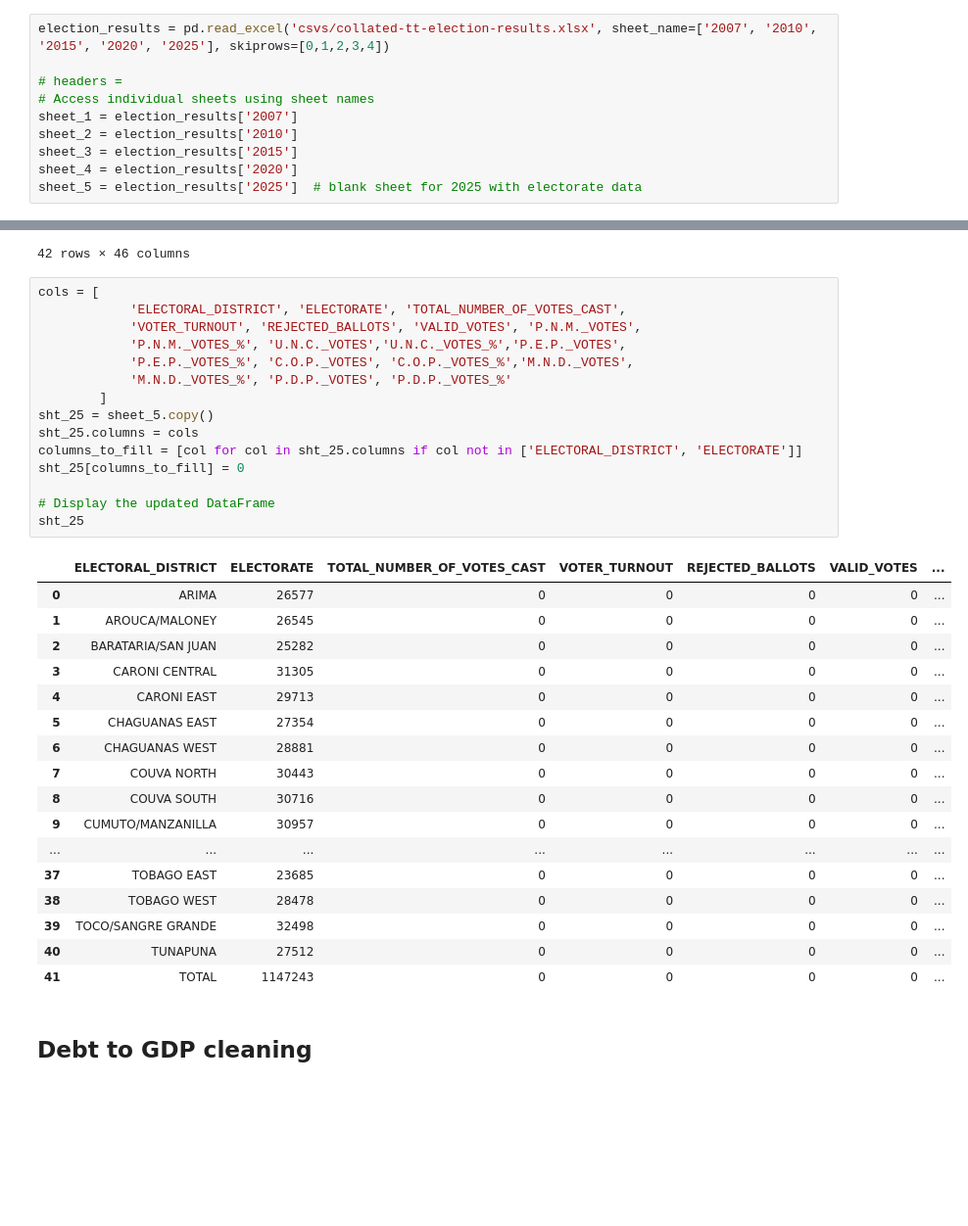
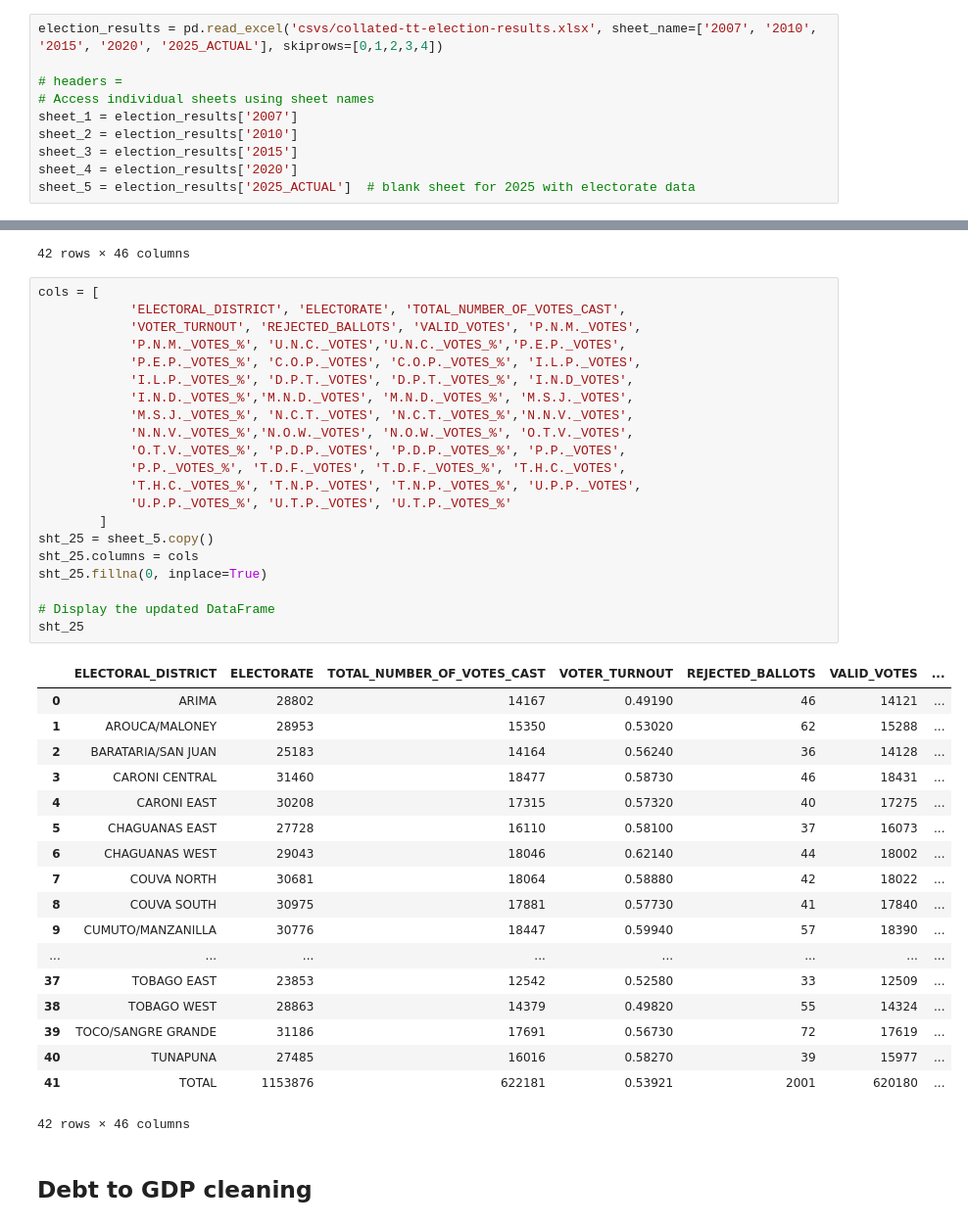
Before and after one commit to CorporaCorporate/COMP-3610-Project, a Jupyter notebook: data_collection_and_eda.ipynb, the cells around one changed output, grey strips where cells are left out. Shown at 98% size. Saved outputs shown, nothing was run; the diff lists cells and outputs as text; blank space fills up the shorter version.

Commit message:
done data collection

```diff
--- a/data_collection_and_eda.ipynb
+++ b/data_collection_and_eda.ipynb
@@ -38,7 +38,7 @@ Electoral data was sourced from the [Elections and Boundaries Commission](https:
  - 2015
  - 2020
 # %%
-election_results = pd.read_excel('csvs/collated-tt-election-results.xlsx', sheet_name=['2007', '2010', '2015', '2020', '2025'], skiprows=[0,1,2,3,4])
+election_results = pd.read_excel('csvs/collated-tt-election-results.xlsx', sheet_name=['2007', '2010', '2015', '2020', '2025_ACTUAL'], skiprows=[0,1,2,3,4])
 
 # headers =
 # Access individual sheets using sheet names
@@ -46,7 +46,7 @@ sheet_1 = election_results['2007']
 sheet_2 = election_results['2010']
 sheet_3 = election_results['2015']
 sheet_4 = election_results['2020']
-sheet_5 = election_results['2025']  # blank sheet for 2025 with electorate data
+sheet_5 = election_results['2025_ACTUAL']  # blank sheet for 2025 with electorate data
 # %%
 sheet_1.to_csv('election2007.csv')
 # %% [markdown]
@@ -484,36 +481,43 @@ sht_20
 # %%
 cols = [
             'ELECTORAL_DISTRICT', 'ELECTORATE', 'TOTAL_NUMBER_OF_VOTES_CAST',
             'VOTER_TURNOUT', 'REJECTED_BALLOTS', 'VALID_VOTES', 'P.N.M._VOTES',
             'P.N.M._VOTES_%', 'U.N.C._VOTES','U.N.C._VOTES_%','P.E.P._VOTES',
-            'P.E.P._VOTES_%', 'C.O.P._VOTES', 'C.O.P._VOTES_%','M.N.D._VOTES',
-            'M.N.D._VOTES_%', 'P.D.P._VOTES', 'P.D.P._VOTES_%'
+            'P.E.P._VOTES_%', 'C.O.P._VOTES', 'C.O.P._VOTES_%', 'I.L.P._VOTES',
+            'I.L.P._VOTES_%', 'D.P.T._VOTES', 'D.P.T._VOTES_%', 'I.N.D_VOTES',
+            'I.N.D._VOTES_%','M.N.D._VOTES', 'M.N.D._VOTES_%', 'M.S.J._VOTES',
+            'M.S.J._VOTES_%', 'N.C.T._VOTES', 'N.C.T._VOTES_%','N.N.V._VOTES',
+            'N.N.V._VOTES_%','N.O.W._VOTES', 'N.O.W._VOTES_%', 'O.T.V._VOTES',
+            'O.T.V._VOTES_%', 'P.D.P._VOTES', 'P.D.P._VOTES_%', 'P.P._VOTES',
+            'P.P._VOTES_%', 'T.D.F._VOTES', 'T.D.F._VOTES_%', 'T.H.C._VOTES',
+            'T.H.C._VOTES_%', 'T.N.P._VOTES', 'T.N.P._VOTES_%', 'U.P.P._VOTES',
+            'U.P.P._VOTES_%', 'U.T.P._VOTES', 'U.T.P._VOTES_%'
         ]
 sht_25 = sheet_5.copy()
 sht_25.columns = cols
-columns_to_fill = [col for col in sht_25.columns if col not in ['ELECTORAL_DISTRICT', 'ELECTORATE']]
-sht_25[columns_to_fill] = 0
+sht_25.fillna(0, inplace=True)
 
 # Display the updated DataFrame
 sht_25
 # %% [output]
 |  | ELECTORAL_DISTRICT | ELECTORATE | TOTAL_NUMBER_OF_VOTES_CAST | VOTER_TURNOUT | REJECTED_BALLOTS | VALID_VOTES | ... |
-| 0 | ARIMA | 26577 | 0 | 0 | 0 | 0 | ... |
-| 1 | AROUCA/MALONEY | 26545 | 0 | 0 | 0 | 0 | ... |
-| 2 | BARATARIA/SAN JUAN | 25282 | 0 | 0 | 0 | 0 | ... |
-| 3 | CARONI CENTRAL | 31305 | 0 | 0 | 0 | 0 | ... |
-| 4 | CARONI EAST | 29713 | 0 | 0 | 0 | 0 | ... |
-| 5 | CHAGUANAS EAST | 27354 | 0 | 0 | 0 | 0 | ... |
-| 6 | CHAGUANAS WEST | 28881 | 0 | 0 | 0 | 0 | ... |
-| 7 | COUVA NORTH | 30443 | 0 | 0 | 0 | 0 | ... |
-| 8 | COUVA SOUTH | 30716 | 0 | 0 | 0 | 0 | ... |
-| 9 | CUMUTO/MANZANILLA | 30957 | 0 | 0 | 0 | 0 | ... |
+| 0 | ARIMA | 28802 | 14167 | 0.49190 | 46 | 14121 | ... |
+| 1 | AROUCA/MALONEY | 28953 | 15350 | 0.53020 | 62 | 15288 | ... |
+| 2 | BARATARIA/SAN JUAN | 25183 | 14164 | 0.56240 | 36 | 14128 | ... |
+| 3 | CARONI CENTRAL | 31460 | 18477 | 0.58730 | 46 | 18431 | ... |
+| 4 | CARONI EAST | 30208 | 17315 | 0.57320 | 40 | 17275 | ... |
+| 5 | CHAGUANAS EAST | 27728 | 16110 | 0.58100 | 37 | 16073 | ... |
+| 6 | CHAGUANAS WEST | 29043 | 18046 | 0.62140 | 44 | 18002 | ... |
+| 7 | COUVA NORTH | 30681 | 18064 | 0.58880 | 42 | 18022 | ... |
+| 8 | COUVA SOUTH | 30975 | 17881 | 0.57730 | 41 | 17840 | ... |
+| 9 | CUMUTO/MANZANILLA | 30776 | 18447 | 0.59940 | 57 | 18390 | ... |
 | ... | ... | ... | ... | ... | ... | ... | ... |
-| 37 | TOBAGO EAST | 23685 | 0 | 0 | 0 | 0 | ... |
-| 38 | TOBAGO WEST | 28478 | 0 | 0 | 0 | 0 | ... |
-| 39 | TOCO/SANGRE GRANDE | 32498 | 0 | 0 | 0 | 0 | ... |
-| 40 | TUNAPUNA | 27512 | 0 | 0 | 0 | 0 | ... |
-| 41 | TOTAL | 1147243 | 0 | 0 | 0 | 0 | ... |
+| 37 | TOBAGO EAST | 23853 | 12542 | 0.52580 | 33 | 12509 | ... |
+| 38 | TOBAGO WEST | 28863 | 14379 | 0.49820 | 55 | 14324 | ... |
+| 39 | TOCO/SANGRE GRANDE | 31186 | 17691 | 0.56730 | 72 | 17619 | ... |
+| 40 | TUNAPUNA | 27485 | 16016 | 0.58270 | 39 | 15977 | ... |
+| 41 | TOTAL | 1153876 | 622181 | 0.53921 | 2001 | 620180 | ... |
+42 rows × 46 columns
 # %% [markdown]
 ## Debt to GDP cleaning
 # %%
```
Also changed, not shown: parts of 16 cells of this notebook, 3 other files.
